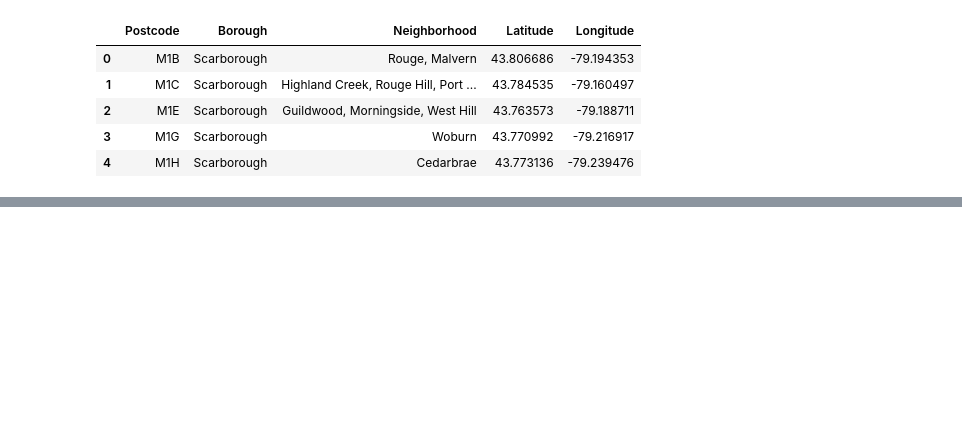
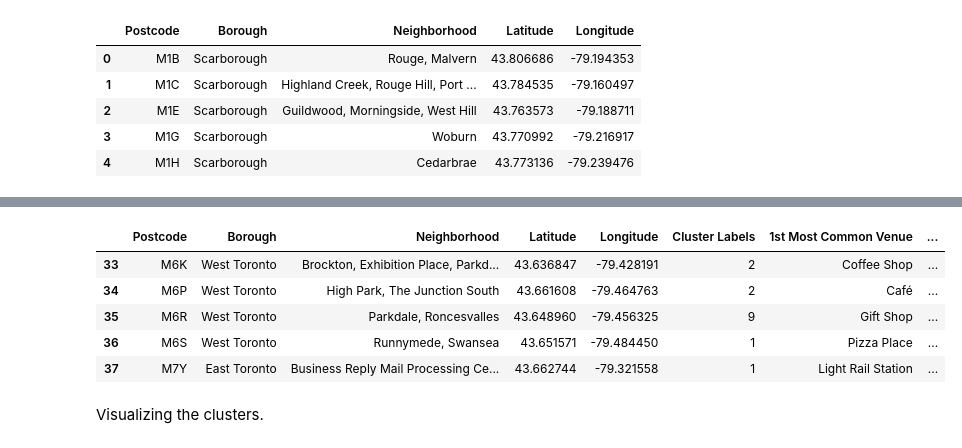
Before and after one commit to shreddy1/Coursera_Capstone, a Jupyter notebook: Datascience capstone.ipynb, the cells around one changed output, grey strips where cells are left out. Saved outputs shown, nothing was run; the diff lists cells and outputs as text; code cells hidden in the pictures; blank space fills up the shorter version.

```diff
--- a/Datascience capstone.ipynb
+++ b/Datascience capstone.ipynb
@@ -140,0 +442,21 @@ postcode_coordinates.head()
+# %%
+num_top_venues = 10
+
+indicators = ['st', 'nd', 'rd']
+
+# we are creating columns according to number of top venues
+columns = ['Neighborhood']
+for ind in np.arange(num_top_venues):
+    try:
+        columns.append('{}{} Most Common Venue'.format(ind+1, indicators[ind]))
+    except:
+        columns.append('{}th Most Common Venue'.format(ind+1))
+
+# creating a new dataframe
+neighborhoods_venues_sorted = pd.DataFrame(columns=columns)
+neighborhoods_venues_sorted['Neighborhood'] = group_toronto['Neighborhood']
+
+for ind in np.arange(group_toronto.shape[0]):
+    neighborhoods_venues_sorted.iloc[ind, 1:] =most_common_venues(group_toronto.iloc[ind, :], num_top_venues)
+
+neighborhoods_venues_sorted.shape
@@ -140,0 +469,11 @@ postcode_coordinates.head()
+# %%
+# we are setting the number of clusters to 10.
+k_clusters = 10
+
+group_toronto_clustering = group_toronto.drop('Neighborhood', 1)
+# running k-means clustering
+k_means = KMeans(n_clusters=k_clusters, random_state=1).fit(group_toronto_clustering)
+
+# checking the cluster labels generated for each row in the dataframe
+print(k_means.labels_[0:10])
+print(len(k_means.labels_))
@@ -140,0 +492,19 @@ postcode_coordinates.head()
+# %%
+merge_toronto=postcode_coordinates
+
+#we are adding the clustering labels
+merge_toronto['Cluster Labels'] = k_means.labels_
+
+#we are merging group_toronto with toronto_data to add the latitude/longitude for each neighbourhood
+merge_toronto = merge_toronto.join(neighborhoods_venues_sorted.set_index('Neighborhood'), on='Neighborhood')
+
+merge_toronto.tail()
+# %% [output]
+|  | Postcode | Borough | Neighborhood | Latitude | Longitude | Cluster Labels | 1st Most Common Venue | ... |
+| 33 | M6K | West Toronto | Brockton, Exhibition Place, Parkd... | 43.636847 | -79.428191 | 2 | Coffee Shop | ... |
+| 34 | M6P | West Toronto | High Park, The Junction South | 43.661608 | -79.464763 | 2 | Café | ... |
+| 35 | M6R | West Toronto | Parkdale, Roncesvalles | 43.648960 | -79.456325 | 9 | Gift Shop | ... |
+| 36 | M6S | West Toronto | Runnymede, Swansea | 43.651571 | -79.484450 | 1 | Pizza Place | ... |
+| 37 | M7Y | East Toronto | Business Reply Mail Processing Ce... | 43.662744 | -79.321558 | 1 | Light Rail Station | ... |
+# %% [markdown]
+Visualizing the clusters.
```
Also changed, not shown: parts of 33 cells of this notebook.
